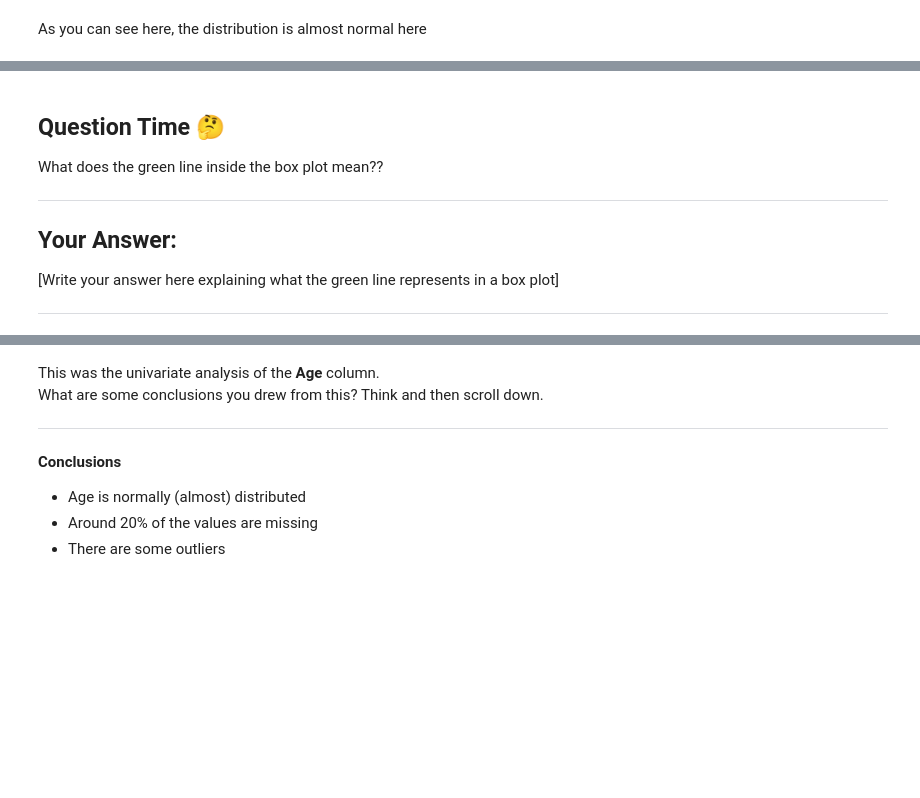
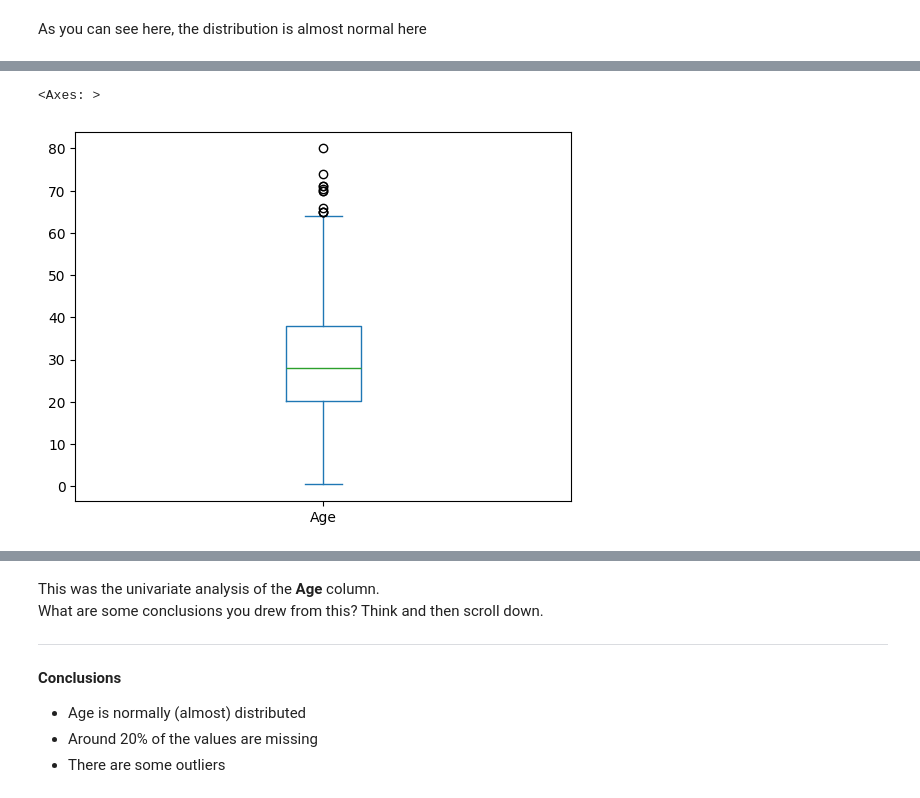
Before and after one commit to devanshdhanuka14/SynapseLP, a Jupyter notebook: Copy_of_SynapseLPWeekOne.ipynb, the cells around one changed output, grey strips where cells are left out. Saved outputs shown, nothing was run; the diff lists cells and outputs as text; code cells hidden in the pictures; blank space fills up the shorter version.

```diff
--- a/Copy_of_SynapseLPWeekOne.ipynb
+++ b/Copy_of_SynapseLPWeekOne.ipynb
@@ -628,15 +830,7 @@ What does it mean if my skew value is very negative or very positive or what if
 ---
 # %%
 #Draw a box plot
+df['Age'].plot(kind = 'box')
+# %% [output]
+<Axes: >
+[figure, added]
-# %% [markdown]
-## Question Time 🤔
-
-What does the green line inside the box plot mean??
-
----
-
-## Your Answer:
-
-[Write your answer here explaining what the green line represents in a box plot]
-
----
```
Also changed, not shown: parts of 39 cells of this notebook.
